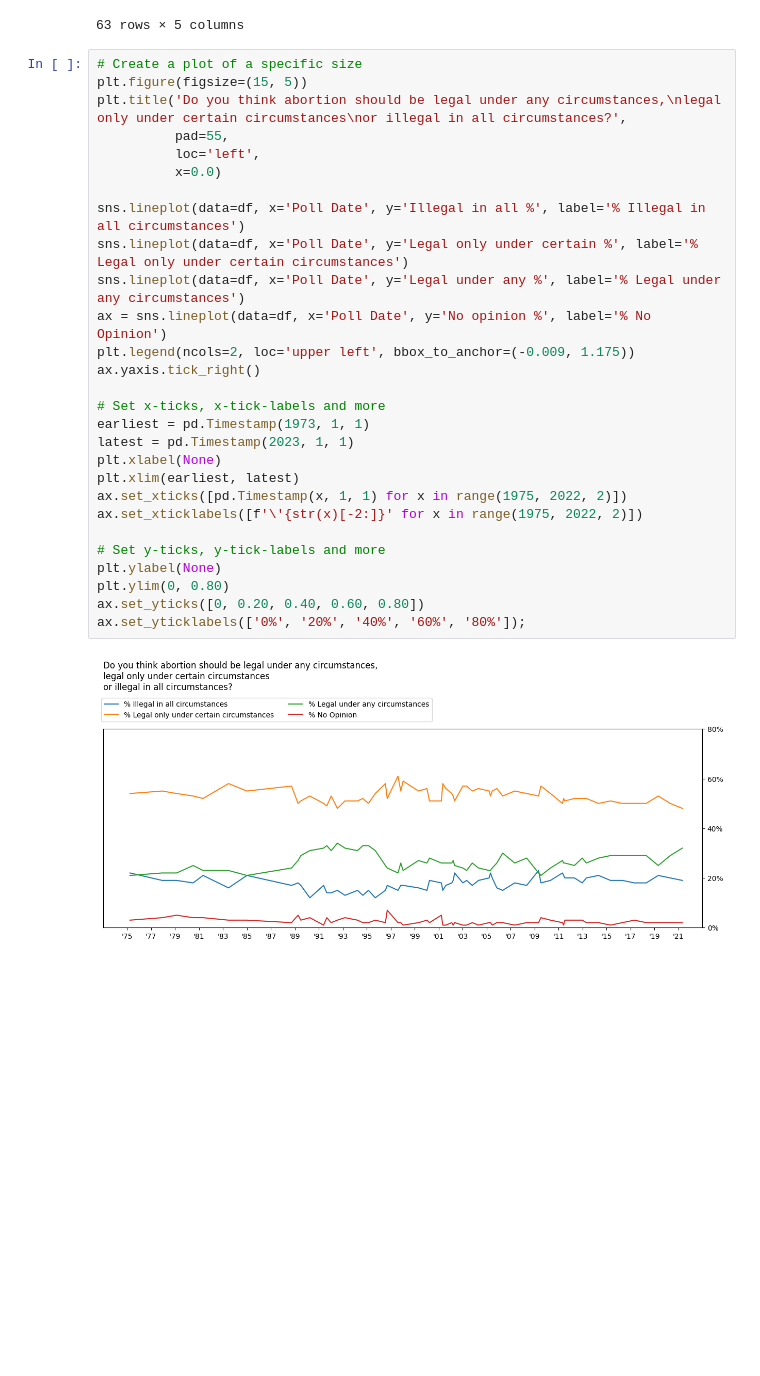
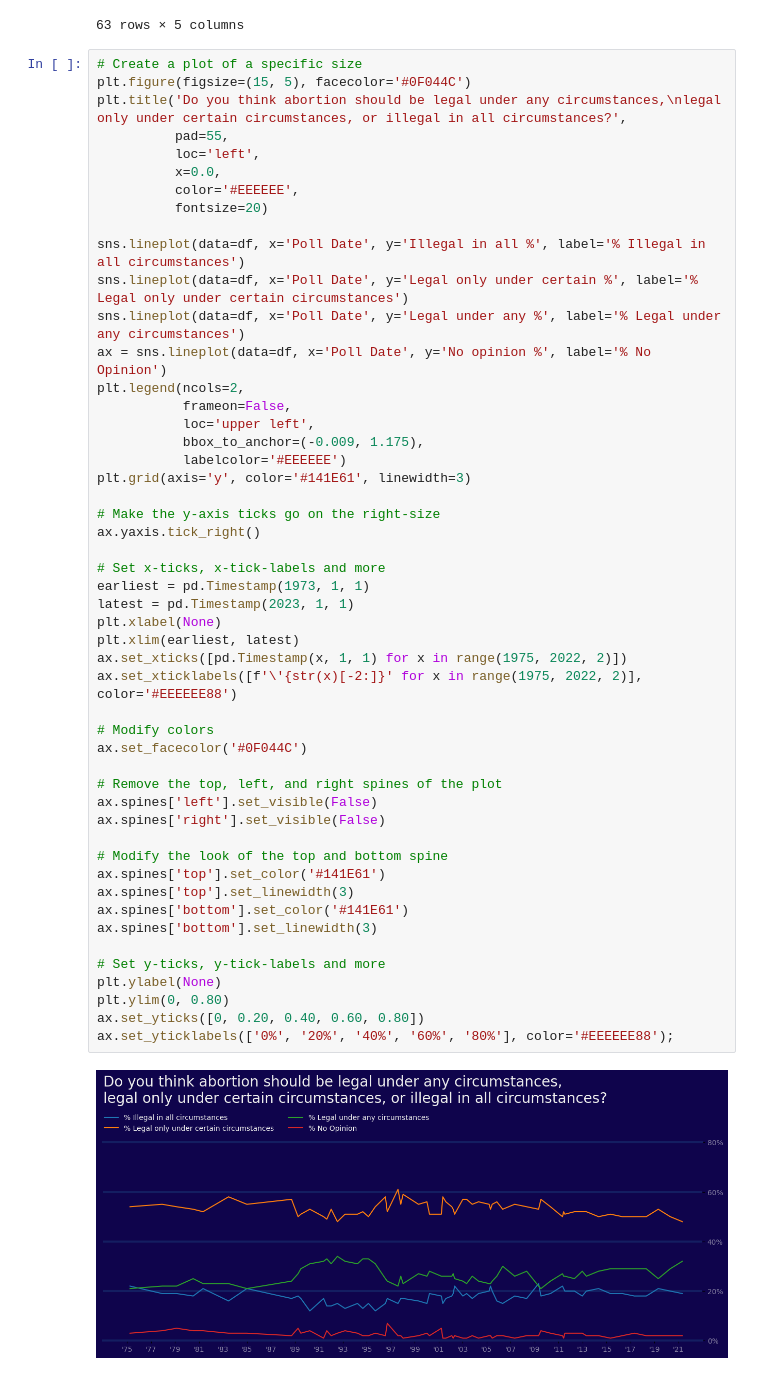
Before and after one commit to john-a-dixon/makeover-monday, a Jupyter notebook: Makeover Monday.ipynb, the cells around one changed output. Drawn from its saved outputs; the diff is of its cells as text; blank space fills up the shorter version.

Commit message:
Formatting colors.

```diff
--- a/Makeover Monday.ipynb
+++ b/Makeover Monday.ipynb
@@ -52,31 +52,53 @@ df
 63 rows × 5 columns
 # %%
 # Create a plot of a specific size
-plt.figure(figsize=(15, 5))
-plt.title('Do you think abortion should be legal under any circumstances,\nlegal only under certain circumstances\nor illegal in all circumstances?',
+plt.figure(figsize=(15, 5), facecolor='#0F044C')
+plt.title('Do you think abortion should be legal under any circumstances,\nlegal only under certain circumstances, or illegal in all circumstances?',
           pad=55,
           loc='left',
-          x=0.0)
+          x=0.0,
+          color='#EEEEEE',
+          fontsize=20)
 
 sns.lineplot(data=df, x='Poll Date', y='Illegal in all %', label='% Illegal in all circumstances')
 sns.lineplot(data=df, x='Poll Date', y='Legal only under certain %', label='% Legal only under certain circumstances')
 sns.lineplot(data=df, x='Poll Date', y='Legal under any %', label='% Legal under any circumstances')
 ax = sns.lineplot(data=df, x='Poll Date', y='No opinion %', label='% No Opinion')
-plt.legend(ncols=2, loc='upper left', bbox_to_anchor=(-0.009, 1.175))
+plt.legend(ncols=2,
+           frameon=False,
+           loc='upper left',
+           bbox_to_anchor=(-0.009, 1.175),
+           labelcolor='#EEEEEE')
+plt.grid(axis='y', color='#141E61', linewidth=3)
+
+# Make the y-axis ticks go on the right-size
 ax.yaxis.tick_right()
 
 # Set x-ticks, x-tick-labels and more
 earliest = pd.Timestamp(1973, 1, 1)
 latest = pd.Timestamp(2023, 1, 1)
 plt.xlabel(None)
 plt.xlim(earliest, latest)
 ax.set_xticks([pd.Timestamp(x, 1, 1) for x in range(1975, 2022, 2)])
-ax.set_xticklabels([f'\'{str(x)[-2:]}' for x in range(1975, 2022, 2)])
+ax.set_xticklabels([f'\'{str(x)[-2:]}' for x in range(1975, 2022, 2)], color='#EEEEEE88')
+
+# Modify colors
+ax.set_facecolor('#0F044C')
+
+# Remove the top, left, and right spines of the plot
+ax.spines['left'].set_visible(False)
+ax.spines['right'].set_visible(False)
+
+# Modify the look of the top and bottom spine
+ax.spines['top'].set_color('#141E61')
+ax.spines['top'].set_linewidth(3)
+ax.spines['bottom'].set_color('#141E61')
+ax.spines['bottom'].set_linewidth(3)
 
 # Set y-ticks, y-tick-labels and more
 plt.ylabel(None)
 plt.ylim(0, 0.80)
 ax.set_yticks([0, 0.20, 0.40, 0.60, 0.80])
-ax.set_yticklabels(['0%', '20%', '40%', '60%', '80%']);
+ax.set_yticklabels(['0%', '20%', '40%', '60%', '80%'], color='#EEEEEE88');
 # %% [output]
-[figure, old version]
+[figure, new version]
```
